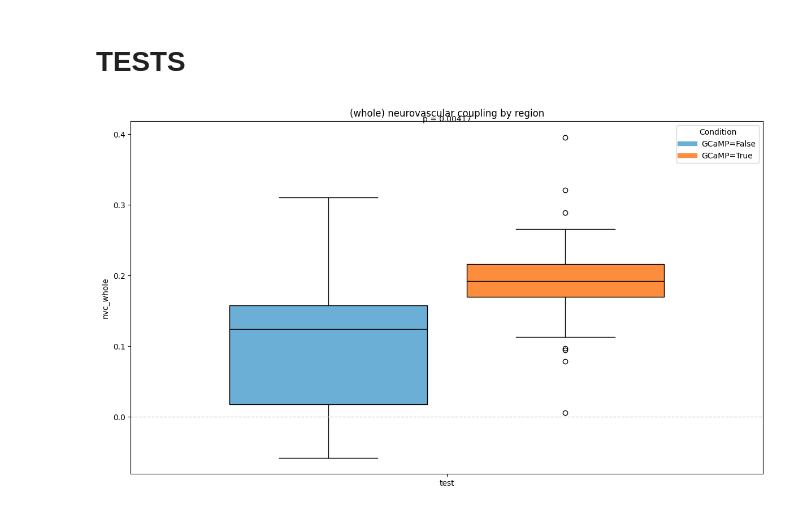
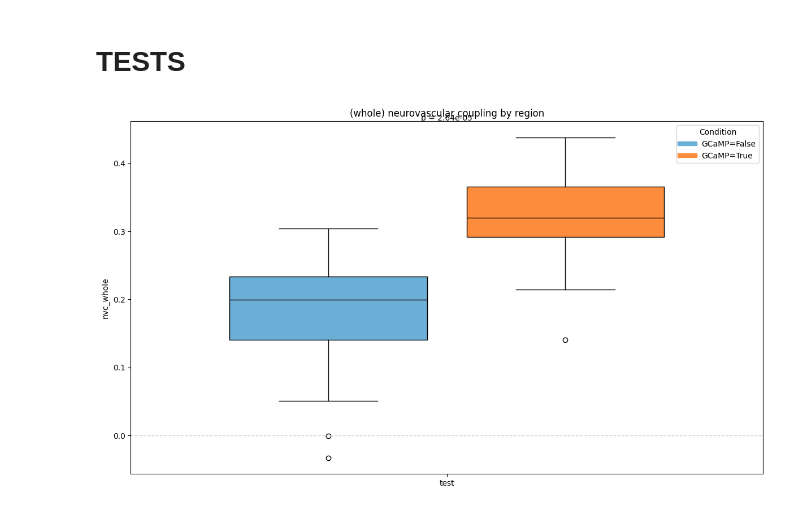
Before and after one commit to Jordan-Charest/MICHElab_GUI, a Jupyter notebook: data_procedure/analyze_results/dataframe_figures_NEW.ipynb, the cells around one changed output. Drawn from its saved outputs; the diff is of its cells as text; code cells hidden in the pictures.

```diff
--- a/data_procedure/analyze_results/dataframe_figures_NEW.ipynb
+++ b/data_procedure/analyze_results/dataframe_figures_NEW.ipynb
@@ -199,9 +327,10 @@ def save_dataframe(df, filename):
 # %% [markdown]
 # PARAMETERS
 # %%
-data_folder = f"C:/Users/torte/Downloads/new_df"
+data_folder = f"C:/Users/torte/Downloads/df_5x5/dfs"
 regions = ["Motor_left", "Motor_right", "Somatosensory_left", "Somatosensory_right", "Retrosplenial_left", "Retrosplenial_right", "Visual_left", "Visual_right"]
-file_id = "v2_trim_mvmt"
+version = "v3"
+file_id = f"{version}_mvmt"
 # %% [markdown]
 # Neurovascular coupling
 # %%
@@ -341,9 +858,9 @@ params = {
 }
 
 files = [os.path.join(data_folder, f"modularity_region_{region}_{file_id}_df.csv") for region in regions]
-null_filenames = [[os.path.join(data_folder, f"modularity_region_{region}_v2_null_shuffle_df.csv")] for region in regions]
+null_filenames = [[os.path.join(data_folder, f"modularity_region_{region}_{version}_null_shuffle_df.csv")] for region in regions]
 
-fig = plot_csv_groups(files, regions, column="GCaMP_modularity_whole", params=params, pval_func=pval_func, null_filenames=null_filenames)
+fig = plot_csv_groups(files, regions, column="GCaMP_modularity_whole", params=params, pval_func=pval_func, null_filenames=None)
 plt.show()
 
 
@@ -365,9 +882,9 @@ params = {
 }
 
 files = [os.path.join(data_folder, f"modularity_region_{region}_{file_id}_df.csv") for region in regions]
-null_filenames = [[os.path.join(data_folder, f"modularity_region_{region}_v2_null_shuffle_df.csv")] for region in regions]
+null_filenames = [[os.path.join(data_folder, f"modularity_region_{region}_{version}_null_shuffle_df.csv")] for region in regions]
 
-fig = plot_csv_groups(files, regions, column="dHbT_modularity_whole", params=params, pval_func=pval_func, null_filenames=null_filenames)
+fig = plot_csv_groups(files, regions, column="dHbT_modularity_whole", params=params, pval_func=pval_func, null_filenames=None)
 plt.show()
 
 
@@ -375,7 +892,7 @@ plt.show()
 
 
 for region in regions:
-    for id in [file_id, "v2_null_shuffle"]:
+    for id in [file_id]: # [file_id, f"{version}_null_shuffle"]
 
         filename = os.path.join(data_folder, f"modularity_region_{region}_{id}_df.csv")
         df = return_dataframe(filename)
@@ -397,8 +914,18 @@ params = {
 }
 
 files = [os.path.join(data_folder, f"modularity_region_{region}_{file_id}_df.csv") for region in regions]
-# null_filenames = [[os.path.join(data_folder, f"modularity_region_{region}_v2_null_shuffle_df.csv")] for region in regions]
+# null_filenames = [[os.path.join(data_folder, f"modularity_region_{region}_{version}_null_shuffle_df.csv")] for region in regions]
 
 fig = plot_csv_groups(files, regions, column="GCaMP_modularity_gap", params=params, pval_func=pval_func, null_filenames=None)
 plt.show()
+
+######## GROUPED BY AGE/SEX
+
+region = "Motor_right"
+
+file = os.path.join(data_folder, f"modularity_region_{region}_{file_id}_df.csv")
+y_axis = "dHbT_modularity_whole"
+
+params.update({"title": f"{y_axis} by age for {region}", "ylabel": y_axis})
+fig = plot_age_sex_grouped_boxplot(pd.read_csv(file), y_axis, pval_func=pval_func, params=params, group_by="age")
 # %% [output]
@@ -451,34 +1002,34 @@ def plot_csv_groups(filenames, regions, column, null_filenames=None, params=None
                     raise ValueError(f"'GCaMP' column missing in null model file {null_file}")
                 if column not in ndf.columns:
                     raise ValueError(f"'{column}' column missing in null model file {null_file}")
 
                 # Only use GCaMP=True rows for null models
                 null_data = ndf.loc[ndf["GCaMP"] == True, column].dropna().values
                 group.append(null_data)
 
         groups.append(tuple(group))
 
     fig = grouped_boxplot(groups, regions, params, pval_func=pval_func)
     return fig
 
 
 
 params = {
     "colors": ["#6baed6", "#fd8d3c"],
     "title": "(whole) neurovascular coupling by region",
     "ylabel": "nvc_whole",
     "figsize": (12, 7),
     "legend_labels": ["GCaMP=False", "GCaMP=True"],
     "box_linewidth": 1,  # thicker boxe lines,
     "box_width": 0.5,
     "pair_gap": 0.6
 }
 
-files = [os.path.join(data_folder, f"nvc_whole_v2_trim_mvmt_df.csv")]
-# null_filenames = [[os.path.join(data_folder, f"nvc_region_{region}_v2_null_shuffle_df.csv")] for region in regions]
+files = [os.path.join(data_folder, f"nvc_whole_{file_id}_df.csv")]
+# null_filenames = [[os.path.join(data_folder, f"nvc_region_{region}_{version}_null_shuffle_df.csv")] for region in regions]
 null_filenames = None
 
-fig = plot_csv_groups(files, regions=["test"], column="nvc_whole", params=params, pval_func=pval_func, null_filenames=null_filenames)
+fig = plot_csv_groups(files, regions=["test"], column="nvc_whole", params=params, pval_func=pval_func, null_filenames=None)
 plt.show()
 # %% [output]
-[figure, old version]
+[figure, new version]
```
Also changed, not shown: parts of 9 cells of this notebook, 27 other files.
